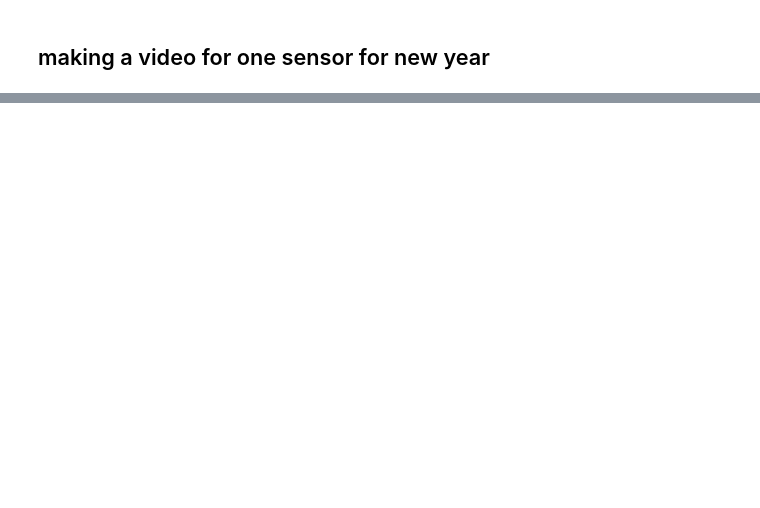
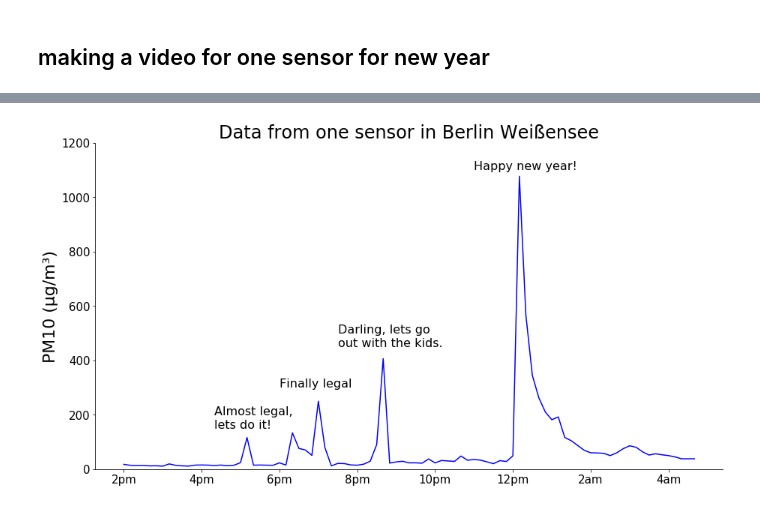
Before and after one commit to teasko/ironhack_code, a Jupyter notebook: 07_final_project/make_video_4_presentation.ipynb, the cells around one changed output, grey strips where cells are left out. Drawn from its saved outputs; the diff is of its cells as text; code cells hidden in the pictures; blank space fills up the shorter version.

Commit message:
added text to video and changed title, filename

```diff
--- a/07_final_project/make_video_4_presentation.ipynb
+++ b/07_final_project/make_video_4_presentation.ipynb
@@ -75,0 +28,95 @@ sen
+# %%
+fig, ax = plt.subplots(figsize = (15,8))
+
+
+x = list(sensor.date_time.values)
+y = list(sensor.iloc[:,1])
+
+n = len(x)
+
+def f(k):
+    return [x[0:k],x[0:k]]
+
+
+# ims is a list of lists, each row is a list of artists to draw in the
+# current frame; here we are just animating one artist, the image, in
+# each frame
+ims = []
+
+for k in range(n-1):
+    k_plot = ax.plot(x[0:k+1],y[0:k+1],color="blue", animated=True)
+
+    # add text
+    ## first peak
+    if x[k] > pd.to_datetime("2019-12-31 17:05:00"):
+        k_plot.append(plt.text(pd.to_datetime("2019-12-31 16:20:00"),
+                               200,
+                               "Almost legal,",
+                               fontsize=16,
+                               animated=True))
+        k_plot.append(plt.text(pd.to_datetime("2019-12-31 16:20:00"),
+                               150,
+                               "lets do it!",
+                               fontsize=16,
+                               animated=True))
+
+    ## second peaks
+    if x[k] > pd.to_datetime("2019-12-31 18:00:00"):
+        k_plot.append(plt.text(pd.to_datetime("2019-12-31 18:00:00"),
+                               300,
+                               "Finally legal",
+                               fontsize=16,
+                               animated=True))
+
+
+    ## third peak
+    if x[k] > pd.to_datetime("2019-12-31 20:30:00"):
+        k_plot.append(plt.text(pd.to_datetime("2019-12-31 19:30:00"),
+                               500,
+                               "Darling, lets go",
+                               fontsize=16,
+                               animated=True))
+        k_plot.append(plt.text(pd.to_datetime("2019-12-31 19:30:00"),
+                               450,
+                               "out with the kids.",
+                               fontsize=16,
+                               animated=True))
+
+
+    ## new year peak
+    if x[k] > pd.to_datetime("2019-12-31 23:59:59"):
+        k_plot.append(plt.text(pd.to_datetime("2019-12-31 23:00:00"),
+                               1100,
+                               "Happy new year!",
+                               fontsize=16,
+                               animated=True))
+
+
+
+
+
+
+
+    ims.append(k_plot)
+
+plt.ylabel('PM10 (µg/m³)', fontsize=22)
+plt.title("Data from one sensor in Berlin Weißensee", fontsize=24)
+ax.tick_params(axis='both', which='major', labelsize=15)
+ax.spines["top"].set_visible(False);
+ax.spines["right"].set_visible(False);
+ax.set(ylim=[0,1200])
+
+locs, labels = plt.xticks();
+plt.xticks(locs, ("2pm","4pm","6pm","8pm","10pm","12pm","2am","4am"));
+ani = animation.ArtistAnimation(fig, ims, interval=10, blit=True)
+
+# To save the animation, use e.g.
+
+#ani.save("movie.mp4", writer=writer)
+
+
+
+writer = FFMpegWriter(fps=5, metadata=dict(artist='Me'), bitrate=1800)
+ani.save("berlin_19-20_animated.mp4", writer=writer)
+# %% [output]
+[figure, added]
```
Also changed, not shown: parts of 3 cells of this notebook.
